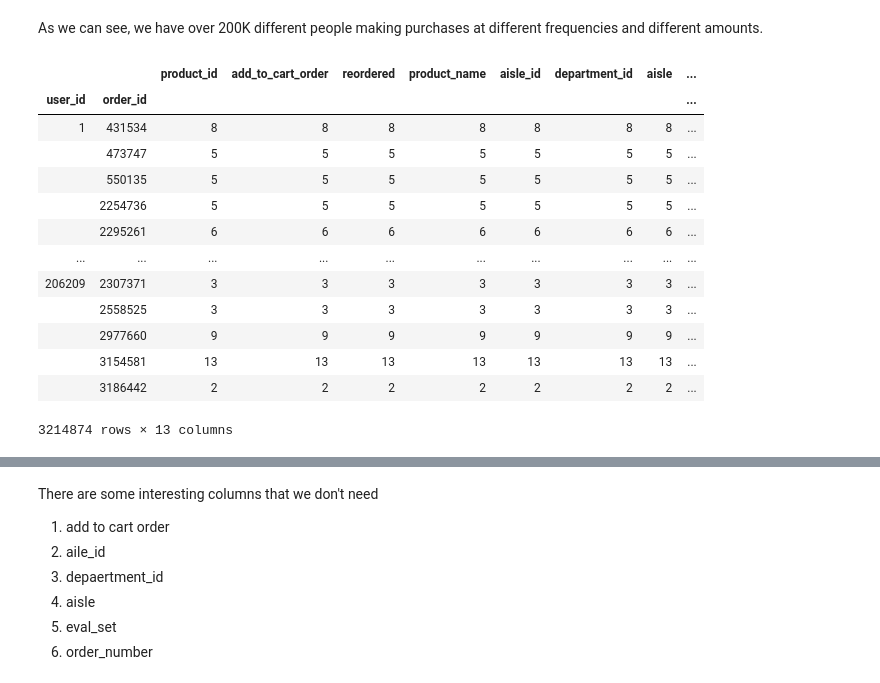
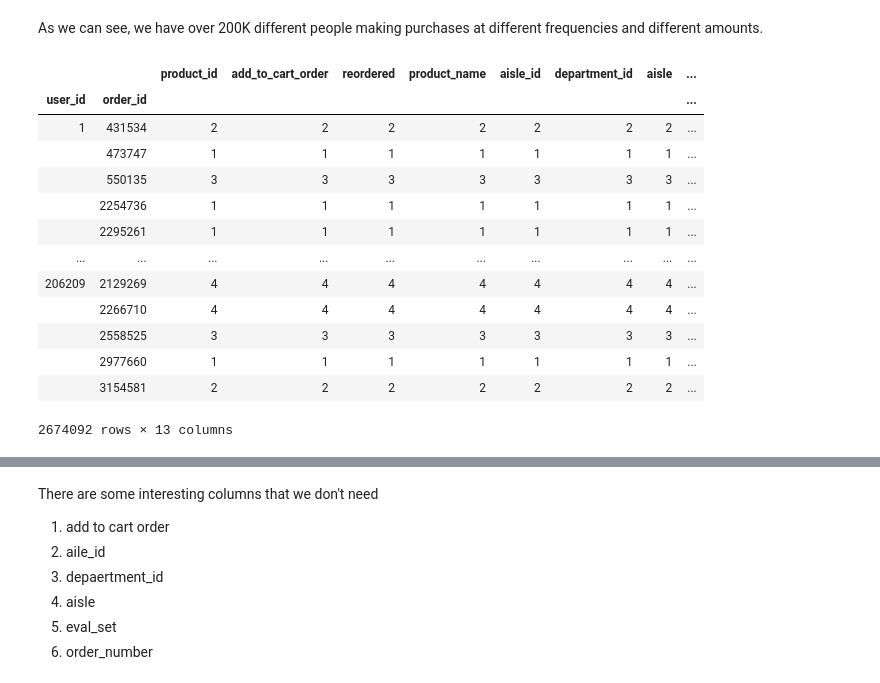
Before and after one commit to mberrien-fitzsimons/recipe_recommendation_system, a Jupyter notebook: notebooks/03_analysis/20190904-mlb-instacart-cart-recommendations.ipynb, the cells around one changed output, grey strips where cells are left out. Drawn from its saved outputs; the diff is of its cells as text; code cells hidden in the pictures.

```diff
--- a/notebooks/03_analysis/20190904-mlb-instacart-cart-recommendations.ipynb
+++ b/notebooks/03_analysis/20190904-mlb-instacart-cart-recommendations.ipynb
@@ -70,3 +72,5 @@ baskets = specific_orders.merge(order_test,
+# %%
+baskets_samp = baskets.sample(frac=0.3, replace=True, random_state=1)
 # %% [markdown]
 Great, now let's see what we have!
 # %%
@@ -108,19 +112,19 @@ Index(['order_id', 'product_id', 'add_to_cart_order', 'reordered',
 # %% [markdown]
 As we can see, we have over 200K different people making purchases at different frequencies and different amounts.
 # %%
-baskets.groupby(['user_id', 'order_id']).count()
+baskets_samp.groupby(['user_id', 'order_id']).count()
 # %% [output]
 |  |  | product_id | add_to_cart_order | reordered | product_name | aisle_id | department_id | aisle | ... |
 | user_id | order_id |  |  |  |  |  |  |  | ... |
-| 1 | 431534 | 8 | 8 | 8 | 8 | 8 | 8 | 8 | ... |
-|  | 473747 | 5 | 5 | 5 | 5 | 5 | 5 | 5 | ... |
-|  | 550135 | 5 | 5 | 5 | 5 | 5 | 5 | 5 | ... |
-|  | 2254736 | 5 | 5 | 5 | 5 | 5 | 5 | 5 | ... |
-|  | 2295261 | 6 | 6 | 6 | 6 | 6 | 6 | 6 | ... |
+| 1 | 431534 | 2 | 2 | 2 | 2 | 2 | 2 | 2 | ... |
+|  | 473747 | 1 | 1 | 1 | 1 | 1 | 1 | 1 | ... |
+|  | 550135 | 3 | 3 | 3 | 3 | 3 | 3 | 3 | ... |
+|  | 2254736 | 1 | 1 | 1 | 1 | 1 | 1 | 1 | ... |
+|  | 2295261 | 1 | 1 | 1 | 1 | 1 | 1 | 1 | ... |
 | ... | ... | ... | ... | ... | ... | ... | ... | ... | ... |
-| 206209 | 2307371 | 3 | 3 | 3 | 3 | 3 | 3 | 3 | ... |
+| 206209 | 2129269 | 4 | 4 | 4 | 4 | 4 | 4 | 4 | ... |
+|  | 2266710 | 4 | 4 | 4 | 4 | 4 | 4 | 4 | ... |
 |  | 2558525 | 3 | 3 | 3 | 3 | 3 | 3 | 3 | ... |
-|  | 2977660 | 9 | 9 | 9 | 9 | 9 | 9 | 9 | ... |
-|  | 3154581 | 13 | 13 | 13 | 13 | 13 | 13 | 13 | ... |
-|  | 3186442 | 2 | 2 | 2 | 2 | 2 | 2 | 2 | ... |
+|  | 2977660 | 1 | 1 | 1 | 1 | 1 | 1 | 1 | ... |
+|  | 3154581 | 2 | 2 | 2 | 2 | 2 | 2 | 2 | ... |
-3214874 rows × 13 columns
+2674092 rows × 13 columns
```
Also changed, not shown: parts of 31 cells of this notebook, 1 other file.
